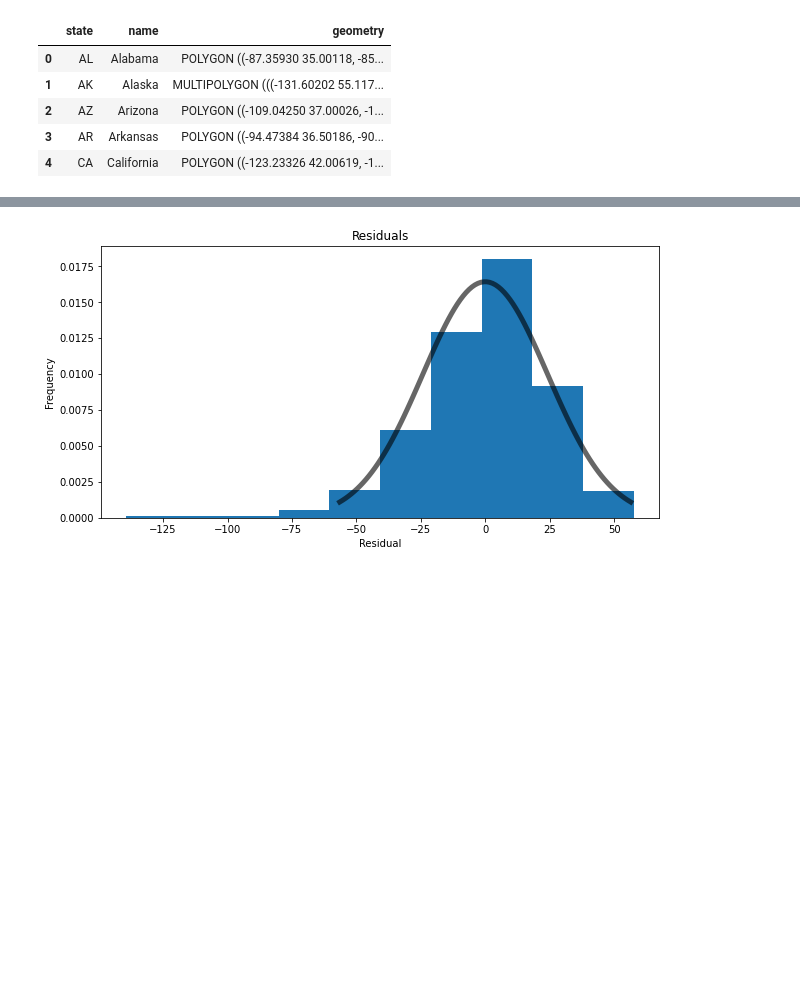
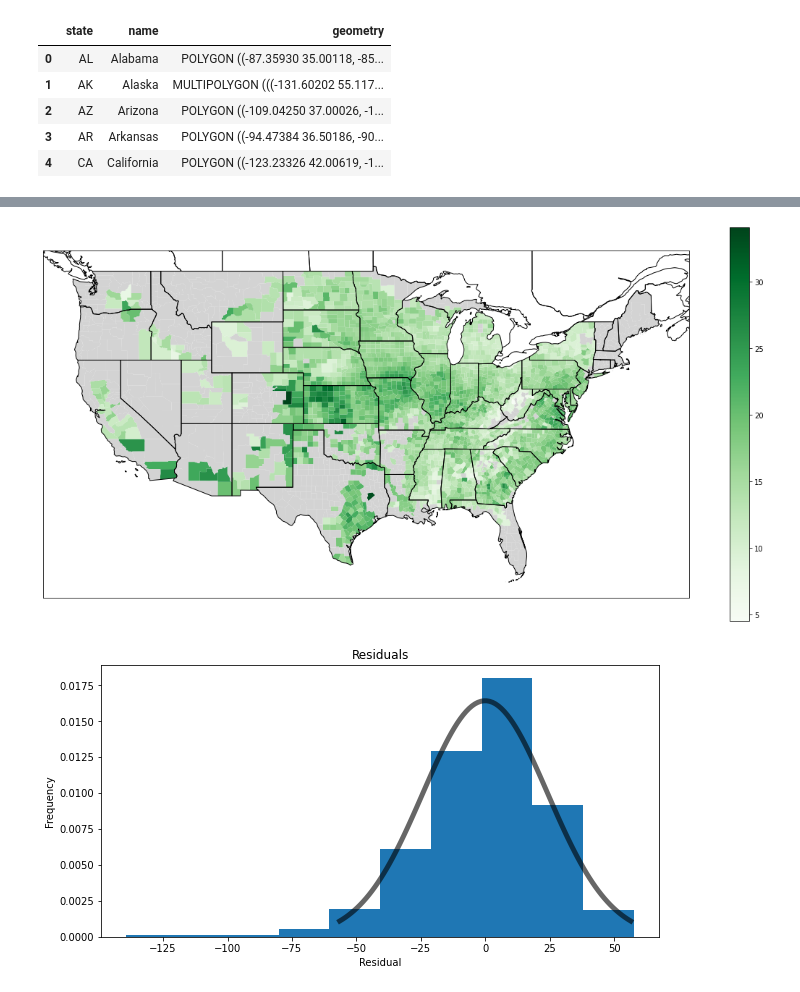
Before and after one commit to ScottJamesUIUC/SIMLES_proj, a Jupyter notebook: playing_with_data.ipynb, the cells around one changed output, grey strips where cells are left out. Drawn from its saved outputs; the diff is of its cells as text; code cells hidden in the pictures; blank space fills up the shorter version.

```diff
--- a/playing_with_data.ipynb
+++ b/playing_with_data.ipynb
@@ -261,2 +150,15 @@ RMSE =  24.273239702907645
+# %%
+df_rmse = pd.DataFrame.from_dict(rmse, orient='index', columns = ['RMSE']).reset_index()
+df_rmse = pd.merge(geoData, df_rmse, right_on = 'index', left_on = 'id', how='outer')
+
+# Plot R2
+fig, ax = plt.subplots(figsize=(20,10), subplot_kw=dict(projection=ccrs.PlateCarree()))
+
+df_rmse.plot(column = 'RMSE', ax=ax, legend=True, cmap = 'Greens', missing_kwds={'color': 'lightgrey'})
+ax.add_feature(cfeature.STATES)
+
+plt.show()
+# %% [output]
+[figure, added]
 # %%
 # Histogram of residuals!
```
Also changed, not shown: parts of 14 cells of this notebook.
